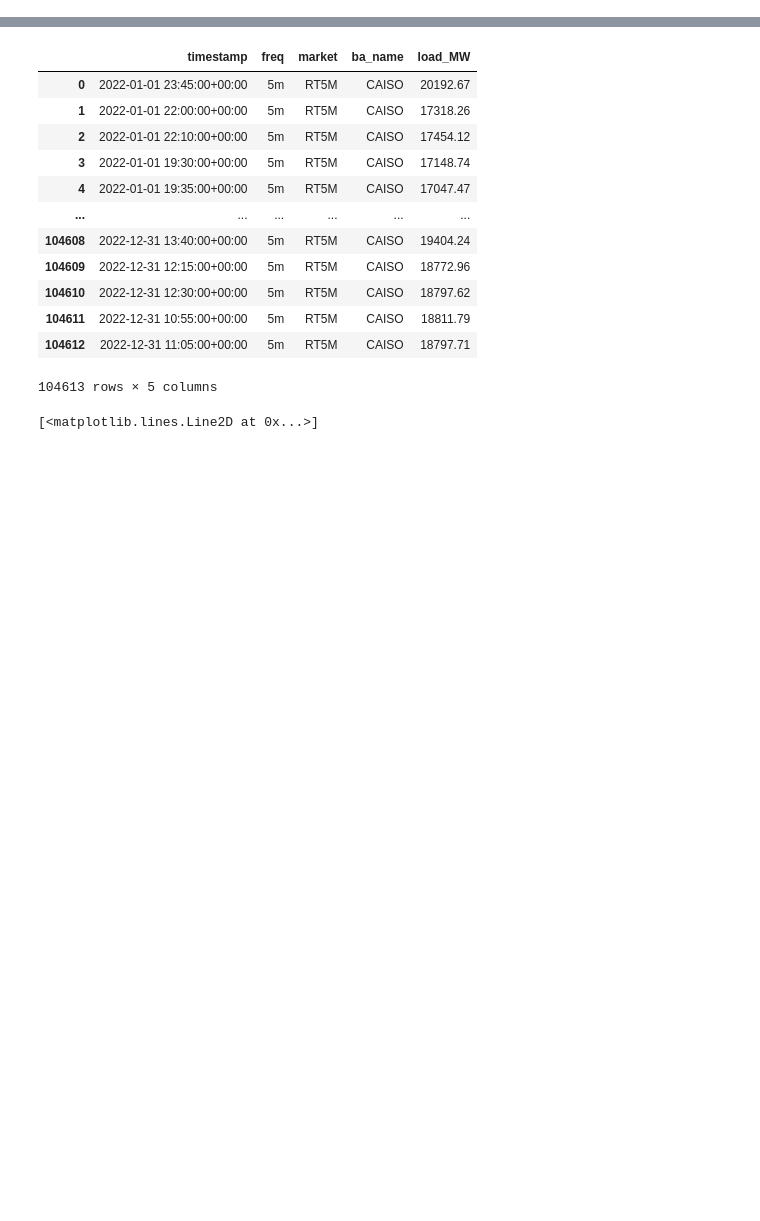
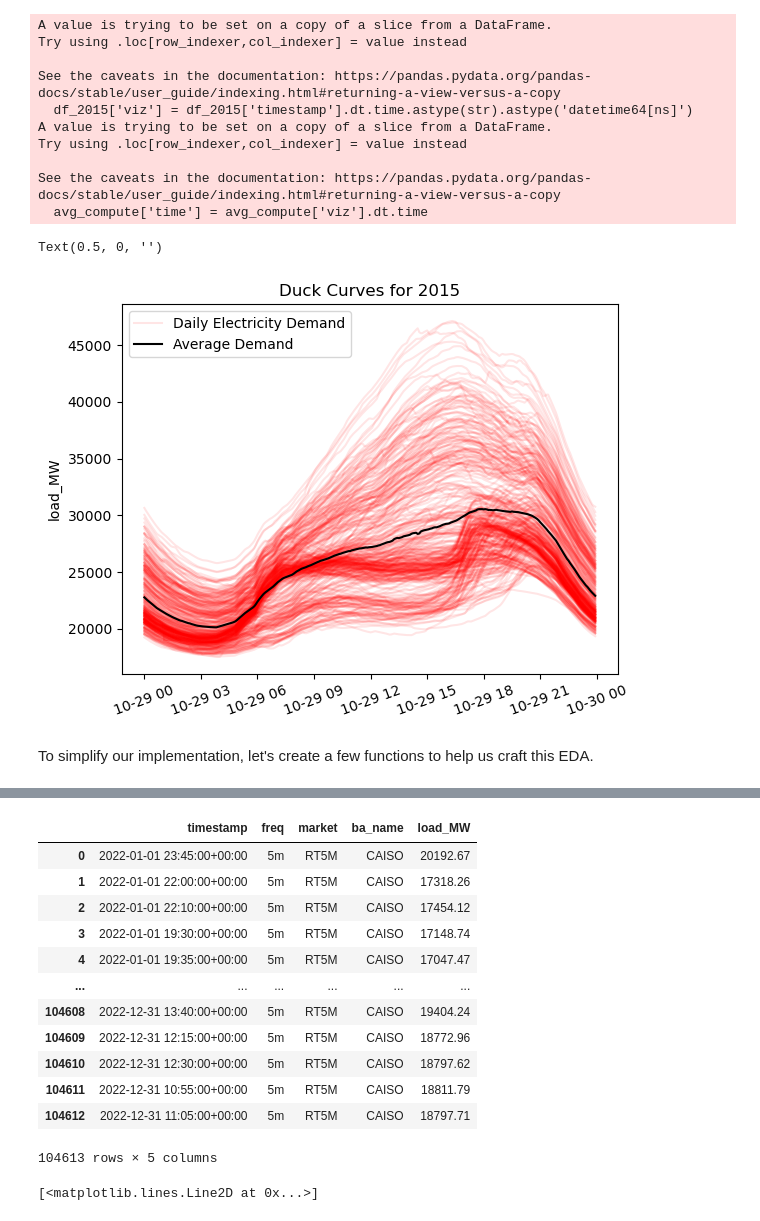
Before and after one commit to abosneaga/renewable_power, a Jupyter notebook: EDA/CAISO_EDA.ipynb, the cells around one changed output, grey strips where cells are left out. Saved outputs shown, nothing was run; the diff lists cells and outputs as text; code cells hidden in the pictures; blank space fills up the shorter version.

```diff
--- a/EDA/CAISO_EDA.ipynb
+++ b/EDA/CAISO_EDA.ipynb
@@ -10,0 +106,47 @@ pd.read_csv()
+# %%
+# Create new column of datetimes so axes between different plots are consistent (and so matplotlib can actually read these)
+# Will return time-zone naive times, so for loop doesn't need to worry about them
+df_2015['viz'] = df_2015['timestamp'].dt.time.astype(str).astype('datetime64[ns]')
+curr_day = np.datetime64("2015-01-01")
+next_day = np.datetime64('2015-01-02')
+
+# Overlays every day's duck curve on top of one another
+labeled = 0
+while next_day <= np.datetime64('2016-01-01'):
+    if curr_day != '2015-04-03':
+        curr_day_df = df_2015[(df_2015['timestamp'] < str(next_day)) & (df_2015['timestamp'] >= str(curr_day))]
+        if not labeled:
+            sns.lineplot(x='viz', y='load_MW', data=curr_day_df, c='r', alpha=0.1, label='Daily Electricity Demand')
+            labeled += 1
+        else:
+            sns.lineplot(x='viz', y='load_MW', data=curr_day_df, c='r', alpha=0.1)
+    curr_day += np.timedelta64(1, 'D')
+    next_day += np.timedelta64(1, 'D')
+
+# Compute average duck
+avg_compute = df_2015
+avg_compute['time'] = avg_compute['viz'].dt.time
+avg_compute = avg_compute.groupby('time')['load_MW'].mean()
+avg_compute = avg_compute.reset_index()
+avg_compute['time'] = avg_compute['time'].astype(str).astype('datetime64[ns]')
+sns.lineplot(x='time', y='load_MW', data=avg_compute, c='black', label='Average Demand')
+
+plt.legend()
+plt.xticks(rotation=20)
+plt.title('Duck Curves for 2015')
+plt.xlabel('')
+# %% [output]
+A value is trying to be set on a copy of a slice from a DataFrame.
+Try using .loc[row_indexer,col_indexer] = value instead
+
+See the caveats in the documentation: https://pandas.pydata.org/pandas-docs/stable/user_guide/indexing.html#returning-a-view-versus-a-copy
+  df_2015['viz'] = df_2015['timestamp'].dt.time.astype(str).astype('datetime64[ns]')
+A value is trying to be set on a copy of a slice from a DataFrame.
+Try using .loc[row_indexer,col_indexer] = value instead
+
+See the caveats in the documentation: https://pandas.pydata.org/pandas-docs/stable/user_guide/indexing.html#returning-a-view-versus-a-copy
+  avg_compute['time'] = avg_compute['viz'].dt.time
+Text(0.5, 0, '')
+[figure, added]
+# %% [markdown]
+To simplify our implementation, let's create a few functions to help us craft this EDA.
```
Also changed, not shown: parts of 42 cells of this notebook.
